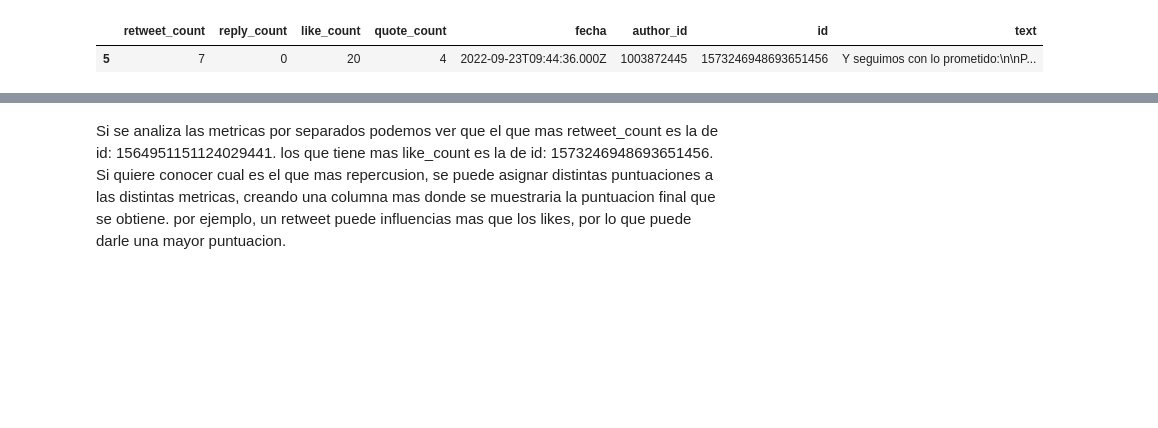
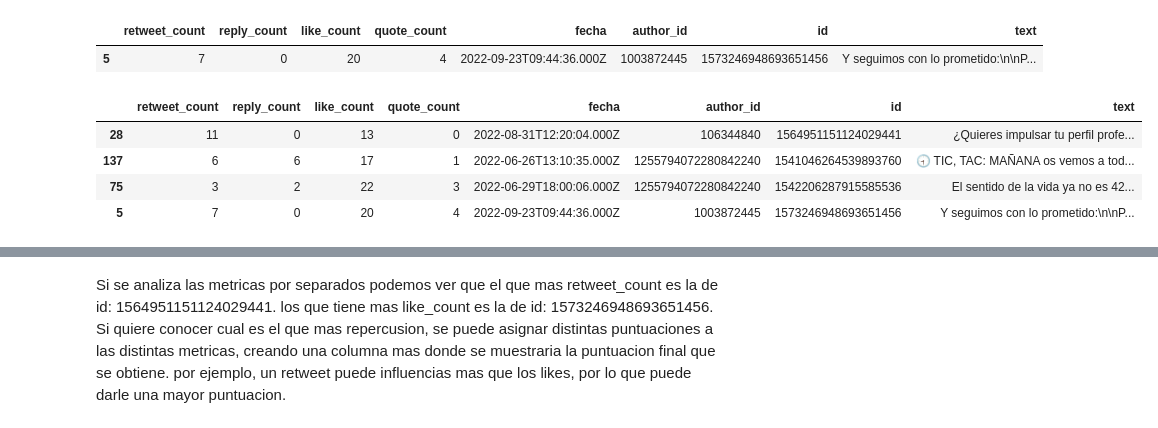
Before and after one commit to xyaimao/Prueba_Tecnica, a Jupyter notebook: trabajo1.ipynb, the cells around one changed output, grey strips where cells are left out. Cells and saved outputs as stored; diff of their text form; code cells hidden in the pictures; blank space fills up the shorter version.

```diff
--- a/trabajo1.ipynb
+++ b/trabajo1.ipynb
@@ -260,12 +262,27 @@ df_text[df_text['reply_count']==df_text['reply_count'].max()]
 |  | retweet_count | reply_count | like_count | quote_count | fecha | author_id | id | text |
 | 137 | 6 | 6 | 17 | 1 | 2022-06-26T13:10:35.000Z | 1255794072280842240 | 1541046264539893760 | 🕣 TIC, TAC: MAÑANA os vemos a tod... |
 # %%
-df_text[df_text['like_count']==df_text['like_count'].max()]
+df_3=df_text[df_text['like_count']==df_text['like_count'].max()]
+df_3
 # %% [output]
 |  | retweet_count | reply_count | like_count | quote_count | fecha | author_id | id | text |
 | 75 | 3 | 2 | 22 | 3 | 2022-06-29T18:00:06.000Z | 1255794072280842240 | 1542206287915585536 | El sentido de la vida ya no es 42... |
 # %%
-df_text[df_text['quote_count']==df_text['quote_count'].max()]
+df_4 = df_text[df_text['quote_count']==df_text['quote_count'].max()]
+df_4
 # %% [output]
 |  | retweet_count | reply_count | like_count | quote_count | fecha | author_id | id | text |
 | 5 | 7 | 0 | 20 | 4 | 2022-09-23T09:44:36.000Z | 1003872445 | 1573246948693651456 | Y seguimos con lo prometido:\n\nP... |
+# %%
+df_max = pd.concat([df_1,df_2])
+# %%
+df_max = pd.concat([df_max,df_3])
+df_max = pd.concat([df_max,df_4])
+# %%
+df_max
+# %% [output]
+|  | retweet_count | reply_count | like_count | quote_count | fecha | author_id | id | text |
+| 28 | 11 | 0 | 13 | 0 | 2022-08-31T12:20:04.000Z | 106344840 | 1564951151124029441 | ¿Quieres impulsar tu perfil profe... |
+| 137 | 6 | 6 | 17 | 1 | 2022-06-26T13:10:35.000Z | 1255794072280842240 | 1541046264539893760 | 🕣 TIC, TAC: MAÑANA os vemos a tod... |
+| 75 | 3 | 2 | 22 | 3 | 2022-06-29T18:00:06.000Z | 1255794072280842240 | 1542206287915585536 | El sentido de la vida ya no es 42... |
+| 5 | 7 | 0 | 20 | 4 | 2022-09-23T09:44:36.000Z | 1003872445 | 1573246948693651456 | Y seguimos con lo prometido:\n\nP... |
```
Also changed, not shown: parts of 12 cells of this notebook, 1 other file.
